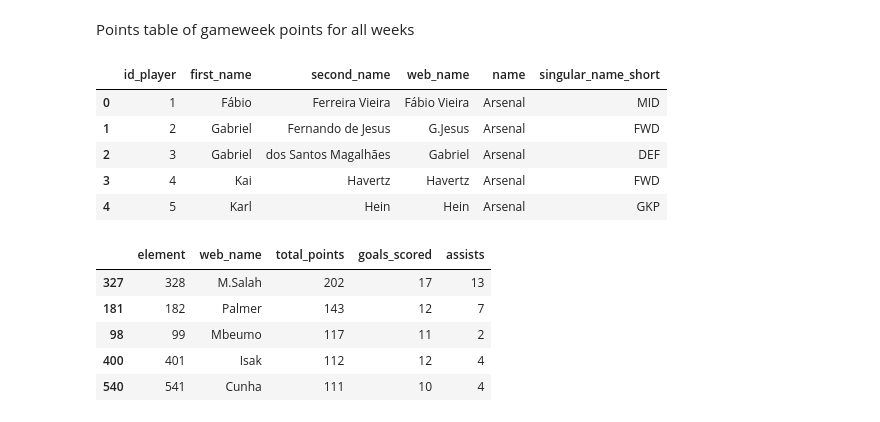
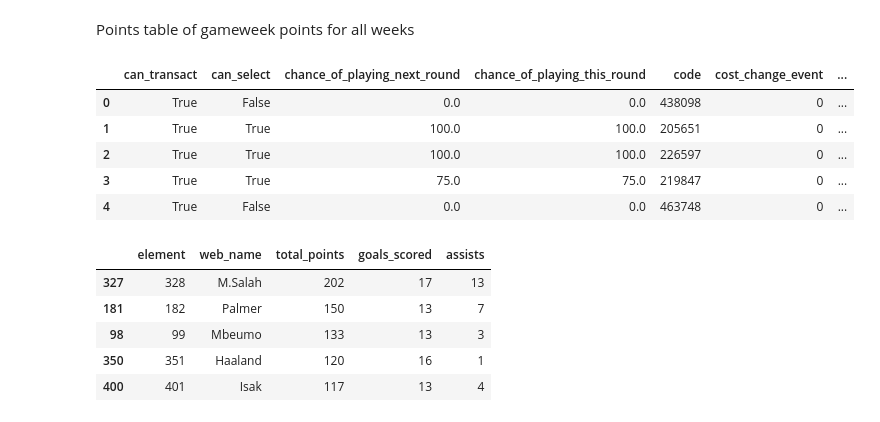
Before and after one commit to daniel-fitz/fantasy_football, a Jupyter notebook: data_download_from_fpl.ipynb, the cells around one changed output. Drawn from its saved outputs; the diff is of its cells as text; code cells hidden in the pictures.

Commit message:
first full run or predictions

```diff
--- a/data_download_from_fpl.ipynb
+++ b/data_download_from_fpl.ipynb
@@ -152,36 +152,30 @@ pprint(r, depth=1)
 Points table of gameweek points for all weeks
 # %%
 tqdm.pandas()
-
-# select columns of interest from players df
-players = players[
-    ['id', 'first_name', 'second_name', 'web_name', 'team',
-     'element_type']
-]
 
 # join team name
 players = players.merge(
     teams[['id', 'name']],
     left_on='team',
     right_on='id',
     suffixes=['_player', None]
 ).drop(['team', 'id'], axis=1)
 
 # join player positions
 players = players.merge(
     positions[['id', 'singular_name_short']],
     left_on='element_type',
     right_on='id'
 ).drop(['element_type', 'id'], axis=1)
 
 players.head()
 # %% [output]
-|  | id_player | first_name | second_name | web_name | name | singular_name_short |
-| 0 | 1 | Fábio | Ferreira Vieira | Fábio Vieira | Arsenal | MID |
-| 1 | 2 | Gabriel | Fernando de Jesus | G.Jesus | Arsenal | FWD |
-| 2 | 3 | Gabriel | dos Santos Magalhães | Gabriel | Arsenal | DEF |
-| 3 | 4 | Kai | Havertz | Havertz | Arsenal | FWD |
-| 4 | 5 | Karl | Hein | Hein | Arsenal | GKP |
+|  | can_transact | can_select | chance_of_playing_next_round | chance_of_playing_this_round | code | cost_change_event | ... |
+| 0 | True | False | 0.0 | 0.0 | 438098 | 0 | ... |
+| 1 | True | True | 100.0 | 100.0 | 205651 | 0 | ... |
+| 2 | True | True | 100.0 | 100.0 | 226597 | 0 | ... |
+| 3 | True | True | 75.0 | 75.0 | 219847 | 0 | ... |
+| 4 | True | False | 0.0 | 0.0 | 463748 | 0 | ... |
 # %%
 # get gameweek histories for each player
 points = players['id_player'].progress_apply(get_gameweek_history)
@@ -208,10 +202,10 @@ points.groupby(
 # %% [output]
 |  | element | web_name | total_points | goals_scored | assists |
 | 327 | 328 | M.Salah | 202 | 17 | 13 |
-| 181 | 182 | Palmer | 143 | 12 | 7 |
-| 98 | 99 | Mbeumo | 117 | 11 | 2 |
-| 400 | 401 | Isak | 112 | 12 | 4 |
-| 540 | 541 | Cunha | 111 | 10 | 4 |
+| 181 | 182 | Palmer | 150 | 13 | 7 |
+| 98 | 99 | Mbeumo | 133 | 13 | 3 |
+| 350 | 351 | Haaland | 120 | 16 | 1 |
+| 400 | 401 | Isak | 117 | 13 | 4 |
 # %%
 future_fixtures = pd.DataFrame(columns=['id_player','team_h', 'team_a', 'kickoff_time', 'is_home','difficulty', 'event'])
 
```
Also changed, not shown: parts of 9 cells of this notebook, 1 other file.
